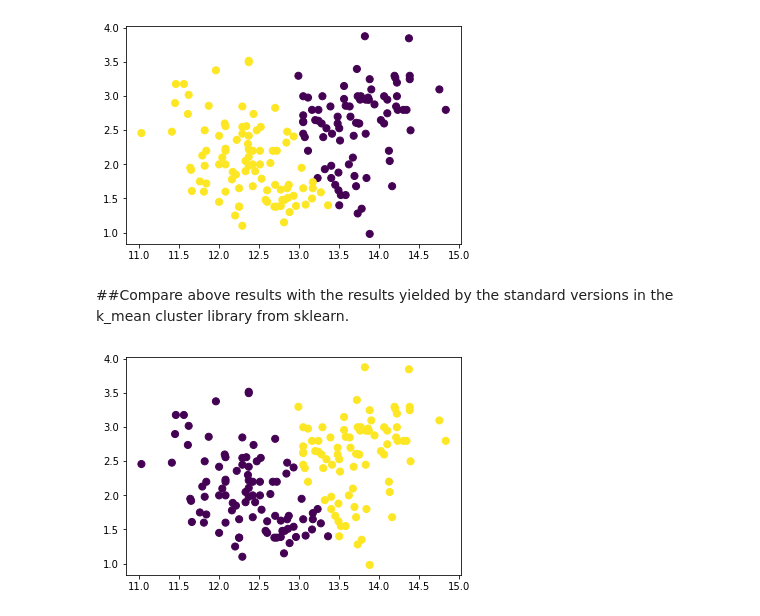
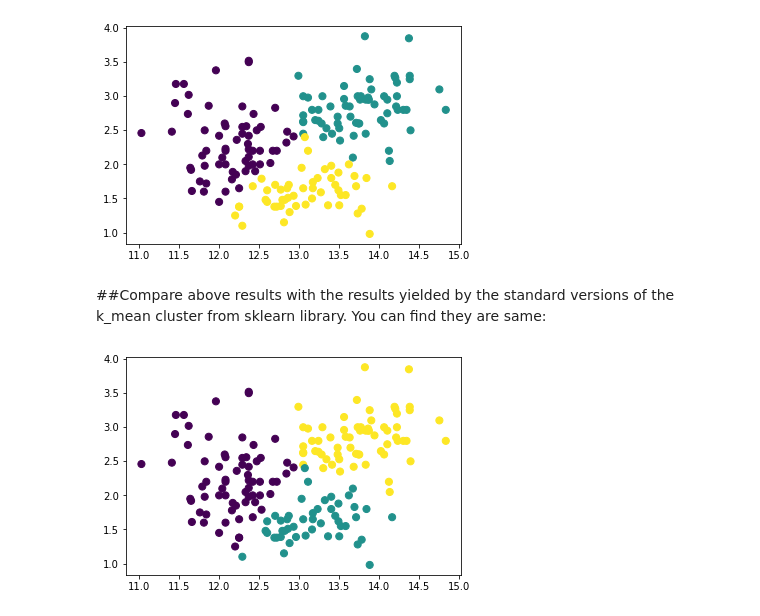
Before and after one commit to pingao2019/CS-Data-Science-Build-Week-1, a Jupyter notebook: k_mean_cluster/kmean_cluster.ipynb, the cells around one changed output. Saved outputs shown, nothing was run; the diff lists cells and outputs as text; code cells hidden in the pictures.

```diff
--- a/k_mean_cluster/kmean_cluster.ipynb
+++ b/k_mean_cluster/kmean_cluster.ipynb
@@ -1,4 +0,0 @@
-# %%
-import pandas as pd
-df = pd.read_csv("./wine.csv")
-df.head()
@@ -12,6 +1,3 @@ df.head()
-# %%
-df = df[['Alcohol', 'Phenols']]
-X = df.values
 # %%
 import numpy as np
 import pandas as pd
@@ -47,37 +33,37 @@ class KMeans(object):
                             for x, l in zip(X, self.labels_))
         return self
 
     def _distance(self, a, b):
         # return np.sqrt(((a - b)**2).sum())
         return np.sqrt(np.sum((a - b)**2))
 
     #Reassign the center of newly formed clusters.
     def _nearest(self, clusters, x):
         return np.argmin([self._distance(x, c) for c in clusters])
 
     #Predict clusters for the sample in X
     def predict(self, X, sample_weight=None):
         return self.labels_
 
 
 
 if __name__ == '__main__':
     df = pd.read_csv("./wine.csv")
     df = df[['Alcohol', 'Phenols']]
     X = df.values
 
 
-    kmeans = KMeans(2)
+    kmeans = KMeans(3)
     kmeans.fit(X)
     y_kmeans = kmeans.predict(X)
     centroid= kmeans.cluster_centers_
 plt.scatter(X[:, 0], X[:, 1], c=y_kmeans, s=50, cmap='viridis')
 
 centers = kmeans.cluster_centers_;
 # %% [output]
-[figure, old version]
+[figure, new version]
 # %% [markdown]
-##Compare above results with  the results yielded by the standard versions in the k_mean cluster library from sklearn.
+##Compare above results with  the results yielded by the standard versions of the k_mean cluster from sklearn library. You can find they are same:
 # %%
 from sklearn.cluster import KMeans
 
@@ -86,7 +72,7 @@ df = df[['Alcohol', 'Phenols']]
 X = df.values
 
 
-kmeans = KMeans(2)
+kmeans = KMeans(3)
 kmeans.fit(X)
 y_kmeans = kmeans.predict(X)
 centroid= kmeans.cluster_centers_
@@ -94,4 +80,4 @@ plt.scatter(X[:, 0], X[:, 1], c=y_kmeans, s=50, cmap='viridis')
 
 centers = kmeans.cluster_centers_ ;
 # %% [output]
-[figure, old version]
+[figure, new version]
```
Also changed, not shown: parts of 1 cell of this notebook.
